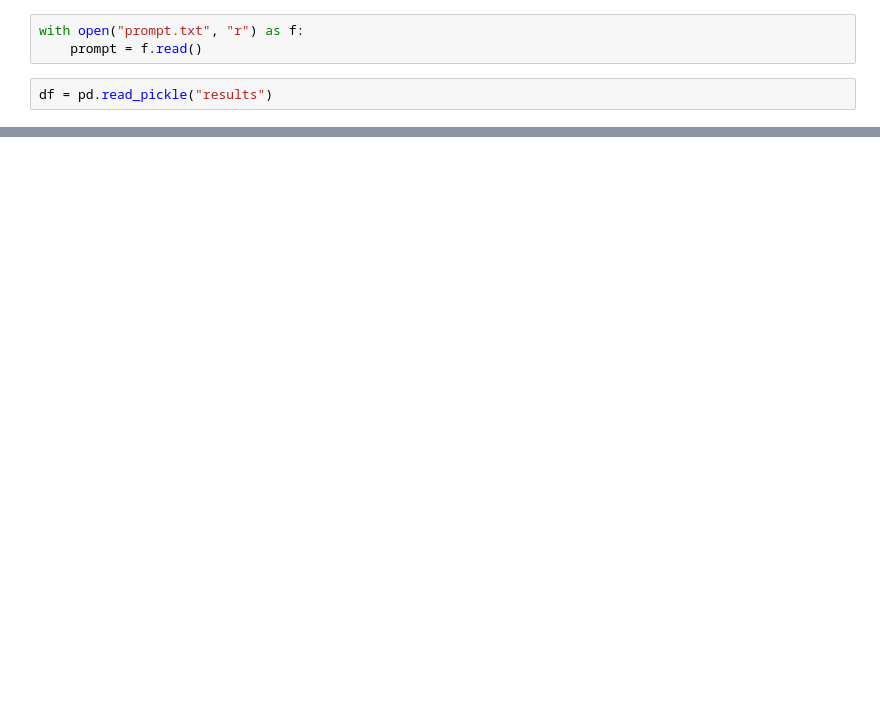
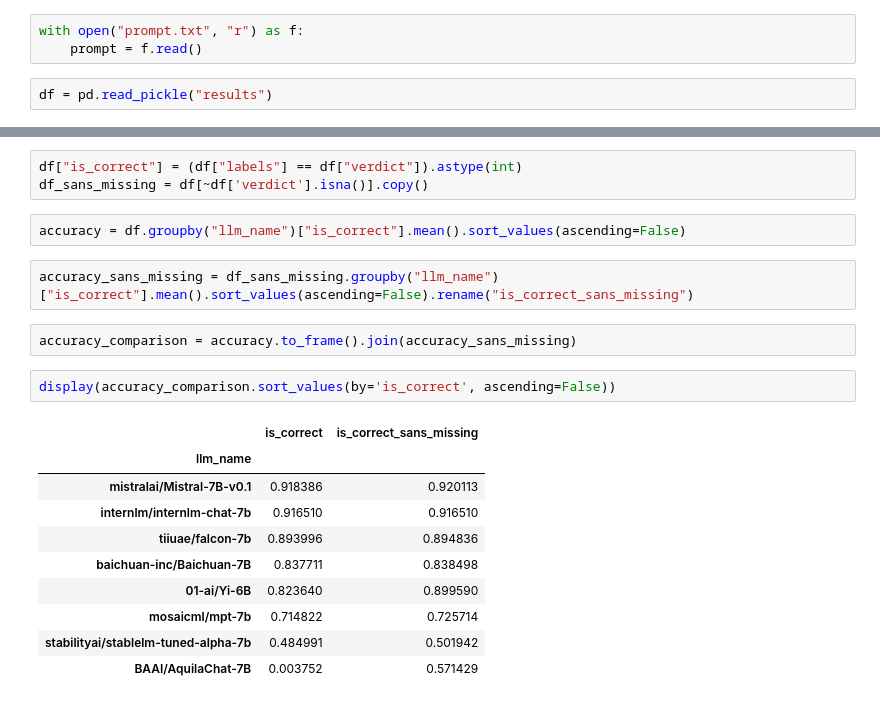
Before and after one commit to szafrix/rotten_tomatoes, a Jupyter notebook: src/models/llms/result_inspection.ipynb, the cells around one changed output, grey strips where cells are left out. Drawn from its saved outputs; the diff is of its cells as text; blank space fills up the shorter version.

```diff
--- a/src/models/llms/result_inspection.ipynb
+++ b/src/models/llms/result_inspection.ipynb
@@ -58,0 +125,22 @@ df
+# %%
+df["is_correct"] = (df["labels"] == df["verdict"]).astype(int)
+df_sans_missing = df[~df['verdict'].isna()].copy()
+# %%
+accuracy = df.groupby("llm_name")["is_correct"].mean().sort_values(ascending=False)
+# %%
+accuracy_sans_missing = df_sans_missing.groupby("llm_name")["is_correct"].mean().sort_values(ascending=False).rename("is_correct_sans_missing")
+# %%
+accuracy_comparison = accuracy.to_frame().join(accuracy_sans_missing)
+# %%
+display(accuracy_comparison.sort_values(by='is_correct', ascending=False))
+# %% [output]
+|  | is_correct | is_correct_sans_missing |
+| llm_name |  |  |
+| mistralai/Mistral-7B-v0.1 | 0.918386 | 0.920113 |
+| internlm/internlm-chat-7b | 0.916510 | 0.916510 |
+| tiiuae/falcon-7b | 0.893996 | 0.894836 |
+| baichuan-inc/Baichuan-7B | 0.837711 | 0.838498 |
+| 01-ai/Yi-6B | 0.823640 | 0.899590 |
+| mosaicml/mpt-7b | 0.714822 | 0.725714 |
+| stabilityai/stablelm-tuned-alpha-7b | 0.484991 | 0.501942 |
+| BAAI/AquilaChat-7B | 0.003752 | 0.571429 |
```
Also changed, not shown: parts of 15 cells of this notebook, 14 other files.
